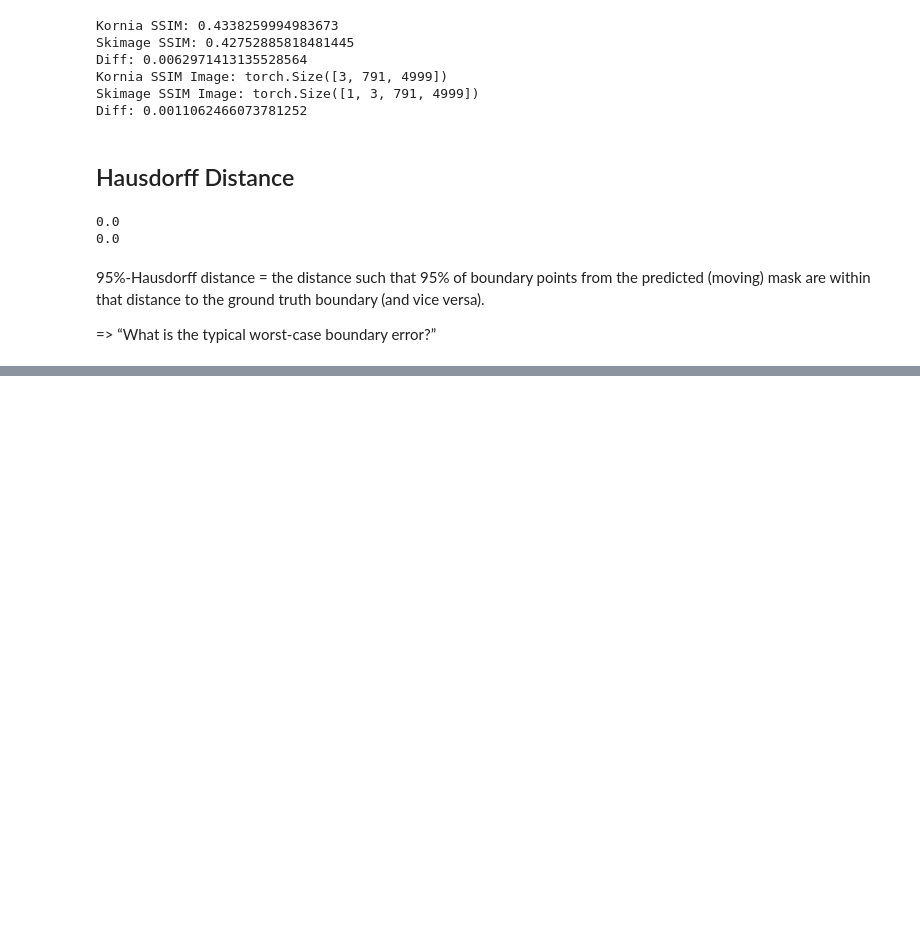
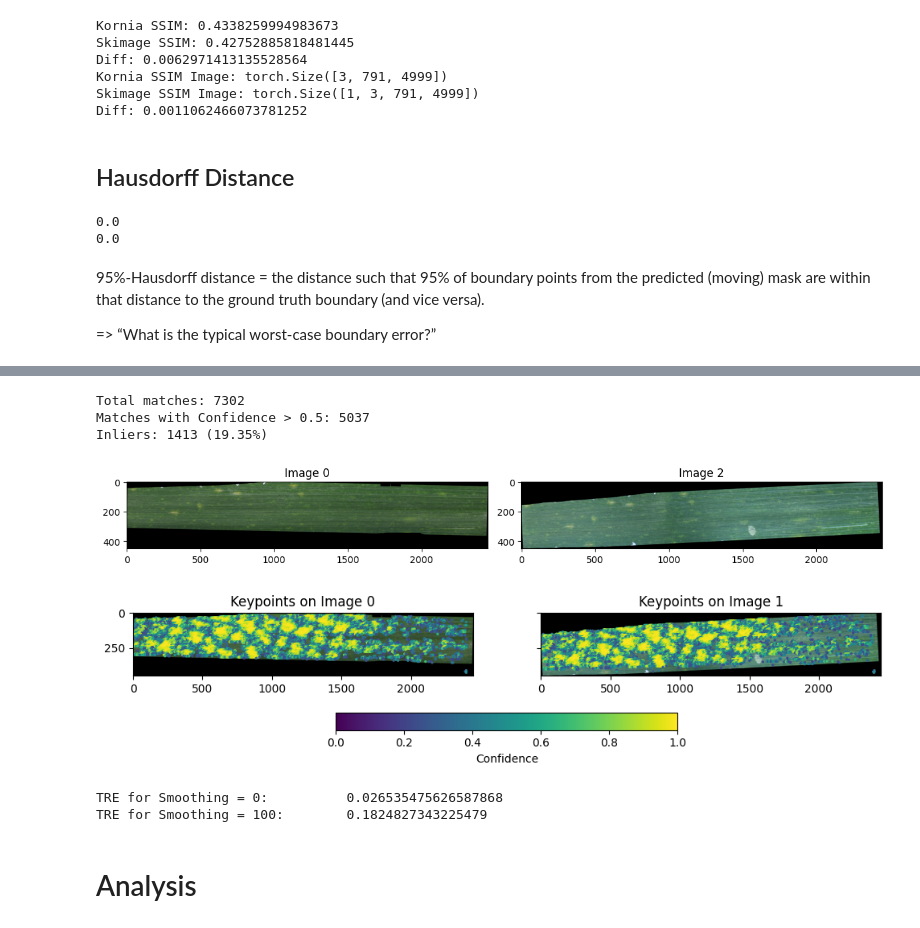
Before and after one commit to eboesch/LeafAlignment, a Jupyter notebook: Metrics.ipynb, the cells around one changed output, grey strips where cells are left out. Cells and saved outputs as stored; diff of their text form; code cells hidden in the pictures; blank space fills up the shorter version.

Commit message:
added Error Analysis

```diff
--- a/Metrics.ipynb
+++ b/Metrics.ipynb
@@ -27,7 +27,8 @@ leaf = LeafDataset(
     leaf_uid="ESWW0070020_1",
     # leaf_uid="ESWW0070023_6",
     # load=('images', 'rois', 'tforms', 'target_masks', 'leaf_masks', 'instance_masks', 'det_masks', 'seg_masks', 'target_images', "keypoints")
-    load=('target_images', 'target_masks', 'leaf_masks', 'seg_masks', 'cropped_images', 'rois', 'images', 'keypoints'),
+    # load=('target_images', 'target_masks', 'leaf_masks', 'seg_masks', 'cropped_images', 'rois', 'images', 'keypoints'),
+    load=('target_images', 'target_masks', 'roi_leaf_masks'),
     verbose=True
 )
 # %% [output]
@@ -378,0 +397,29 @@ print(hausdorff(None, fixed_mask, None, fixed_mask).item())
+# %%
+fix_ind = 0
+mov_ind = 2
+# mov_ind = 7
+img_fixed, mask_fixed = fetch_image_mask_pair(leaf, fix_ind, img_scale="roi")
+img_moving, mask_moving = fetch_image_mask_pair(leaf, mov_ind, img_scale="roi")
+img_fixed, img_moving, mask_fixed, mask_moving = match_sizes_resize(img_fixed, img_moving, mask_fixed, mask_moving)
+_ = plot_image_pair(img_fixed, img_moving, fix_ind, mov_ind)
+# get loftr matches
+mkpts0, mkpts1, confidence, inliers, n_matches = loftr_match(img_fixed, img_moving, verbose=True, return_n_matches=True)
+_ = plot_match_coverage(img_fixed, mkpts0, img_moving, mkpts1, confidence)
+kpts0, kpts1 = filter_matches_by_confidence(mkpts0, mkpts1, confidence)
+tps0 = fit_tps_torch(kpts0, kpts1, alpha=0)
+tps100 = fit_tps_torch(kpts0, kpts1, alpha=100)
+# %% [output]
+Total matches: 7302
+Matches with Confidence > 0.5: 5037
+Inliers: 1413 (19.35%)
+[figure, added]
+[figure, added]
+# %%
+# sanity check
+print(f"TRE for Smoothing = 0:\t\t{tre(kpts0, kpts1, tps0, reduction='mean')}")
+print(f"TRE for Smoothing = 100:\t{tre(kpts0, kpts1, tps100, reduction='mean')}")
+# %% [output]
+TRE for Smoothing = 0:          0.026535475626587868
+TRE for Smoothing = 100:        0.1824827343225479
+# %% [markdown]
+# Analysis
```
Also changed, not shown: parts of 29 cells of this notebook, 5 other files.
